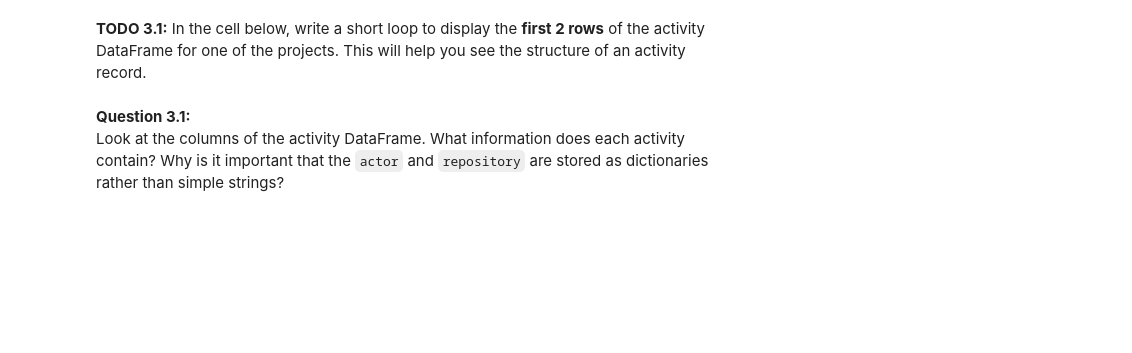
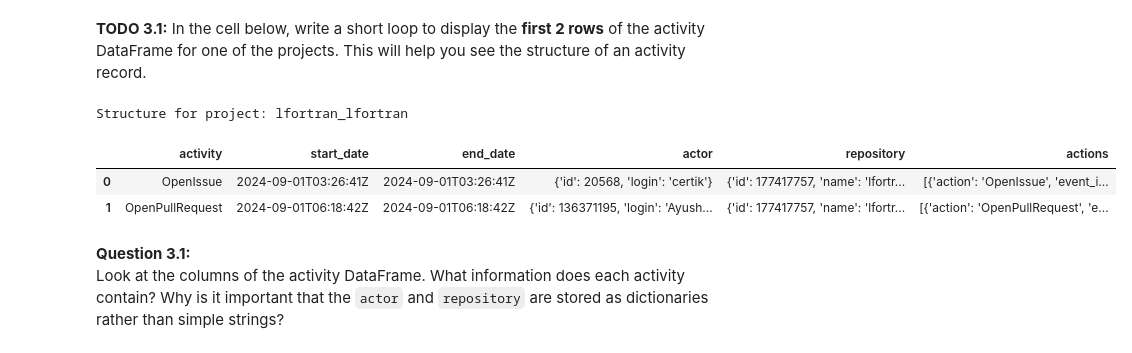
Before and after one commit to Antoine280401/Software-Evolution_Practical-Bots, a Jupyter notebook: Bots-Template.ipynb, the cells around one changed output. Saved outputs shown, nothing was run; the diff lists cells and outputs as text; code cells hidden in the pictures; blank space fills up the shorter version.

```diff
--- a/Bots-Template.ipynb
+++ b/Bots-Template.ipynb
@@ -1274,7 +1284,16 @@ for file in activity_files:
 # %% [markdown]
 **TODO 3.1:** In the cell below, write a short loop to display the **first 2 rows** of the activity DataFrame for one of the projects. This will help you see the structure of an activity record.
 # %%
-# TODO: Display the first 2 rows of an activity DataFrame (choose any project)
+# Display the first 2 rows for one of the projects
+for project_name, df in activities_dfs.items():
+    print(f"Structure for project: {project_name}")
+    display(df.head(2))
+    break
+# %% [output]
+Structure for project: lfortran_lfortran
+|  | activity | start_date | end_date | actor | repository | actions |
+| 0 | OpenIssue | 2024-09-01T03:26:41Z | 2024-09-01T03:26:41Z | {'id': 20568, 'login': 'certik'} | {'id': 177417757, 'name': 'lfortr... | [{'action': 'OpenIssue', 'event_i... |
+| 1 | OpenPullRequest | 2024-09-01T06:18:42Z | 2024-09-01T06:18:42Z | {'id': 136371195, 'login': 'Ayush... | {'id': 177417757, 'name': 'lfortr... | [{'action': 'OpenPullRequest', 'e... |
 # %% [markdown]
 **Question 3.1:**
 Look at the columns of the activity DataFrame. What information does each activity contain? Why is it important that the `actor` and `repository` are stored as dictionaries rather than simple strings?
```
Also changed, not shown: parts of 17 cells of this notebook.
